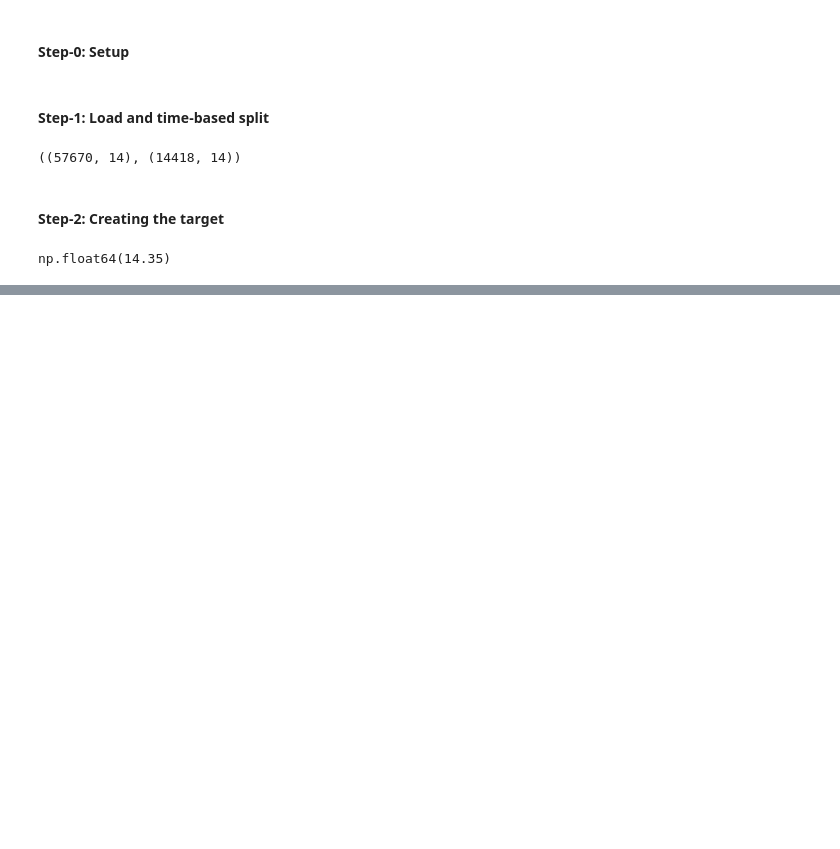
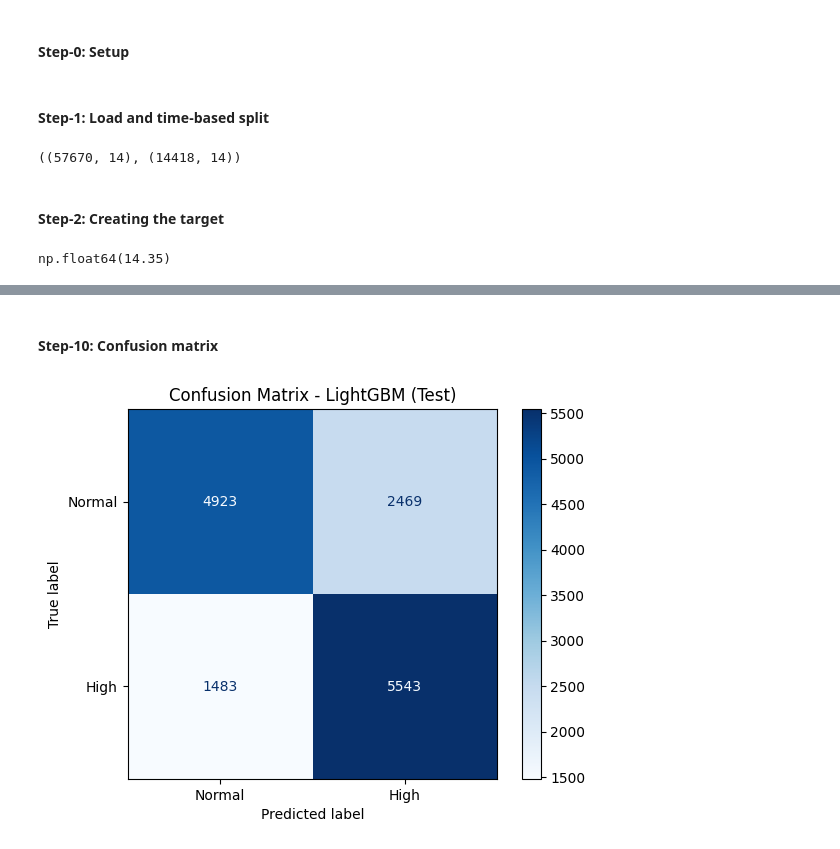
Before and after one commit to vishnu-kashyap-k/ev-charging-demand-prediction, a Jupyter notebook: notebooks/07_classification.ipynb, the cells around one changed output, grey strips where cells are left out. Saved outputs shown, nothing was run; the diff lists cells and outputs as text; code cells hidden in the pictures; blank space fills up the shorter version.

Commit message:
Add classification notebook with model comparison, SMOTE check, tuning, test evaluation and explainability

```diff
--- a/notebooks/07_classification.ipynb
+++ b/notebooks/07_classification.ipynb
@@ -54,0 +92,4 @@ np.float64(14.35)
+# %%
+# Median imputing, scaling for numbers, one-hot for Location
+num_pipe= Pipeline([('imputer', SimpleImputer(strategy='median')), ('scaler', StandardScaler())])
+preprocess= ColumnTransformer([('num', num_pipe, num_cols), ('cat', OneHotEncoder(handle_unknown='ignore'), cat_cols)])
@@ -54,0 +179,10 @@ np.float64(14.35)
+# %%
+# Random Forest tuning (ROC-AUC: checks ranking of High vs Normal at all thresholds)
+rf_params= {'model__n_estimators': [100, 200, 300],
+            'model__max_depth': [8, 12, 16, None],
+            'model__min_samples_leaf': [1, 5, 20, 50],
+            'model__max_features': ['sqrt', 0.5]}
+rf_pipe= Pipeline([('preprocess', preprocess), ('model', RandomForestClassifier(random_state=42, n_jobs=-1))])
+rf_search= RandomizedSearchCV(rf_pipe, rf_params, n_iter=10, cv=tscv, scoring='roc_auc', random_state=42)
+rf_search.fit(X_train, y_train)
+rf_search.best_params_, round(rf_search.best_score_, 3)
@@ -54,0 +195,11 @@ np.float64(14.35)
+# %%
+# LightGBM tuning
+lgbm_params= {'model__n_estimators': [100, 200, 300, 500],
+              'model__learning_rate': [0.01, 0.05, 0.1],
+              'model__num_leaves': [15, 31, 63],
+              'model__max_depth': [-1, 5, 10],
+              'model__min_child_samples': [20, 50, 100]}
+lgbm_pipe= Pipeline([('preprocess', preprocess), ('model', LGBMClassifier(random_state=42, verbose=-1))])
+lgbm_search= RandomizedSearchCV(lgbm_pipe, lgbm_params, n_iter=10, cv=tscv, scoring='roc_auc', random_state=42)
+lgbm_search.fit(X_train, y_train)
+lgbm_search.best_params_, round(lgbm_search.best_score_, 3)
@@ -54,0 +218,11 @@ np.float64(14.35)
+# %%
+# Final model on unseen test data (used once)
+best_model= lgbm_search.best_estimator_
+y_pred= best_model.predict(X_test)
+y_prob= best_model.predict_proba(X_test)[:, 1]
+
+print('Accuracy:', round(accuracy_score(y_test, y_pred), 3))
+print('Precision:', round(precision_score(y_test, y_pred), 3))
+print('Recall:', round(recall_score(y_test, y_pred), 3))
+print('F1:', round(f1_score(y_test, y_pred), 3))
+print('ROC-AUC:', round(roc_auc_score(y_test, y_prob), 3))
@@ -54,0 +252,9 @@ np.float64(14.35)
+# %% [markdown]
+#### Step-10: Confusion matrix
+# %%
+# Correct vs wrong predictions per class
+ConfusionMatrixDisplay.from_predictions(y_test, y_pred, display_labels=['Normal', 'High'], cmap='Blues')
+plt.title('Confusion Matrix - LightGBM (Test)')
+plt.show()
+# %% [output]
+[figure, added]
```
Also changed, not shown: parts of 45 cells of this notebook.
